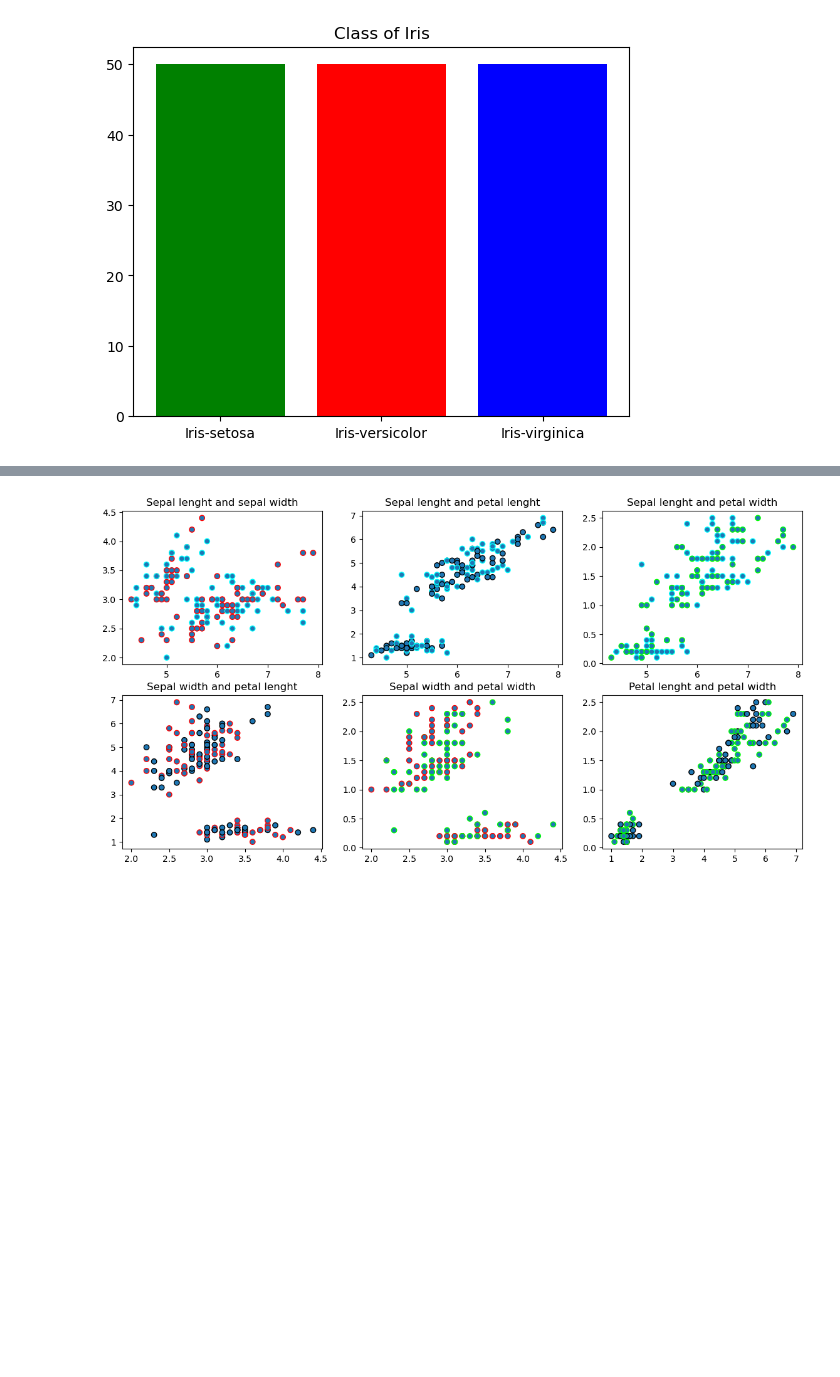
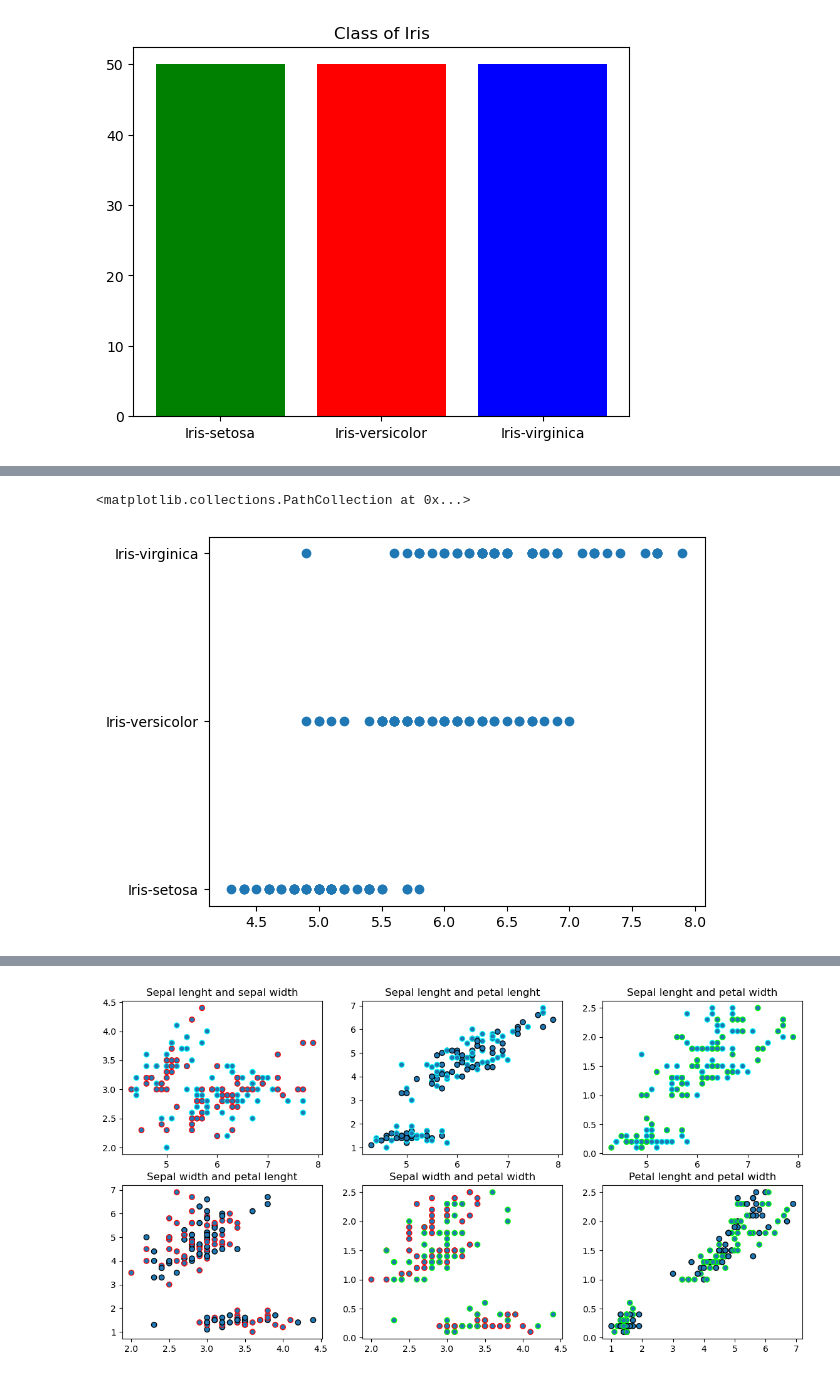
Before and after one commit to FatimaBOliveira/pands-project, a Jupyter notebook: iris.ipynb, the cells around one changed output, grey strips where cells are left out. Cells and saved outputs as stored; diff of their text form; code cells hidden in the pictures; blank space fills up the shorter version.

Commit message:
Added explanations, connecting links and extra scatter plot.

```diff
--- a/iris.ipynb
+++ b/iris.ipynb
@@ -199 +180,6 @@ https://realpython.com/numpy-scipy-pandas-correlation-python/#pearson-correlatio
+# %%
+plt.scatter(slen, s)
+# %% [output]
+<matplotlib.collections.PathCollection at 0x...>
+[figure, added]
 # %% [markdown]
```
Also changed, not shown: parts of 14 cells of this notebook, 1 other file.
